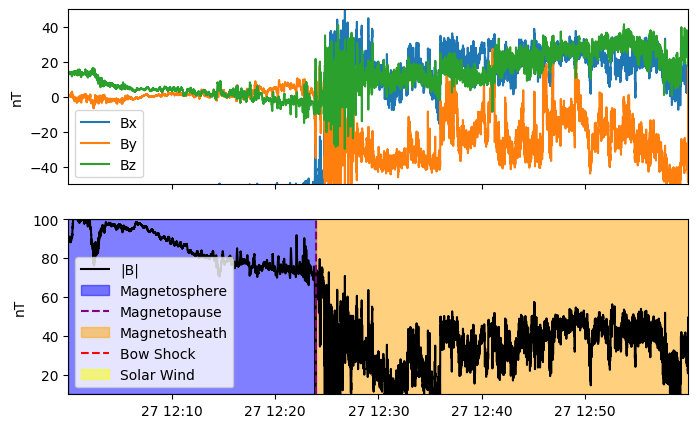
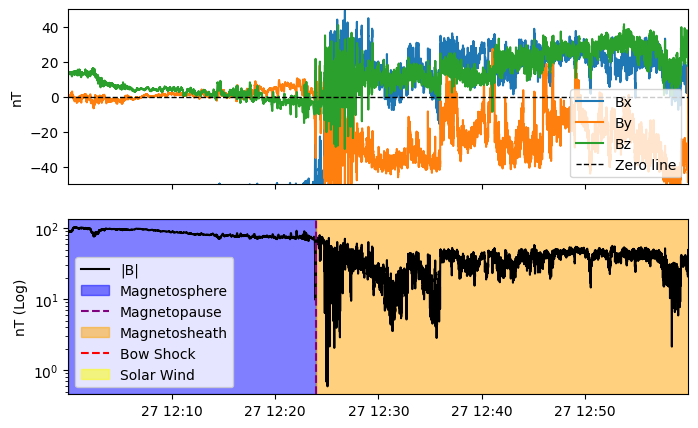
The notebook cell's code change between the first figure and the second:
--- before
+++ after
@@ -1,5 +1,9 @@
-import datetime
+import datetime as dt
 
 for i in mag_panels:
+    xmin = mag_plotting_data[i][0]["UTC"][0].to_datetime()
+    xmax = mag_plotting_data[i][0]["UTC"][-1].to_datetime()
+
+
     fig, ax = mag_panels[i].plot(show=False)
 
@@ -9,19 +13,23 @@
     lines[0].set_color('k')
 
+
     ax[0].set_ylim(-50,50)
-    ax[1].set_ylim(10,100)
+    ax[1].set_yscale("log")
+    ax[1].set_ylabel("nT (Log)")
 
-    ax[0].set_xlim(mag_plotting_data[i][1]["UTC"][0].to_datetime(leap_second_strict="warn"), mag_plotting_data[i][1]["UTC"][-1].to_datetime(leap_second_strict="warn"))
-    ax[1].set_xlim(mag_plotting_data[i][1]["UTC"][0].to_datetime(leap_second_strict="warn"), mag_plotting_data[i][1]["UTC"][-1].to_datetime(leap_second_strict="warn"))
+    ax[0].set_xlim(xmin, xmax)
+    ax[1].set_xlim(xmin, xmax)
 
-    magnetospheretime1 = datetime.datetime(2011, 9, 27, 12, 0, 0, 21000)
-    magnetospheretime2 = datetime.datetime(2011, 9, 27, 12, 24, 0, 00000)
+    magnetospheretime1 = dt.datetime(2011, 9, 27, 12, 0, 0, 21000)
+    magnetospheretime2 = dt.datetime(2011, 9, 27, 12, 24, 0, 00000)
+
+    ax[0].hlines(0, xmin, xmax, ls='--', lw=1, color='k', label="Zero line")
 
     ax[1].axvspan(magnetospheretime1, magnetospheretime2, alpha =0.5, color='blue', label='Magnetosphere')
-    ax[1].vlines(magnetospheretime2, 10, 100, ls='--', color='purple', label='Magnetopause')
+    ax[1].axvline(magnetospheretime2, ls='--', color='purple', label='Magnetopause')
     
-    magnetosheathtime = datetime.datetime(2011, 9, 27, 13, 23, 0, 21000)
+    magnetosheathtime = dt.datetime(2011, 9, 27, 13, 23, 0, 21000)
     ax[1].axvspan(magnetospheretime2, magnetosheathtime, alpha =0.5, color='orange', label='Magnetosheath')
-    ax[1].vlines(magnetosheathtime, 10, 100, ls='--', color='red', label='Bow Shock')
+    ax[1].axvline(magnetosheathtime, ls='--', color='red', label='Bow Shock')
     
     solarwindtime = mag_plotting_data[i][1]["UTC"][-1].to_datetime(leap_second_strict="warn")
@@ -29,4 +37,5 @@
     ax[1].axvspan(magnetosheathtime, solarwindtime, alpha =0.5, color='yellow', label='Solar Wind')
 
+    ax[0].legend()
     ax[1].legend()
     plt.show()

Commit: MESSENGER region classifer crossing data